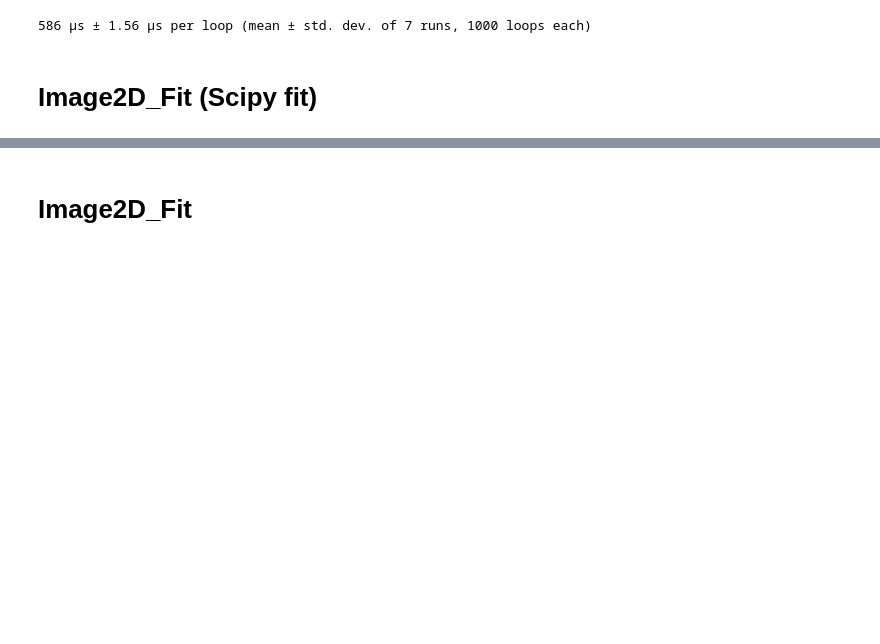
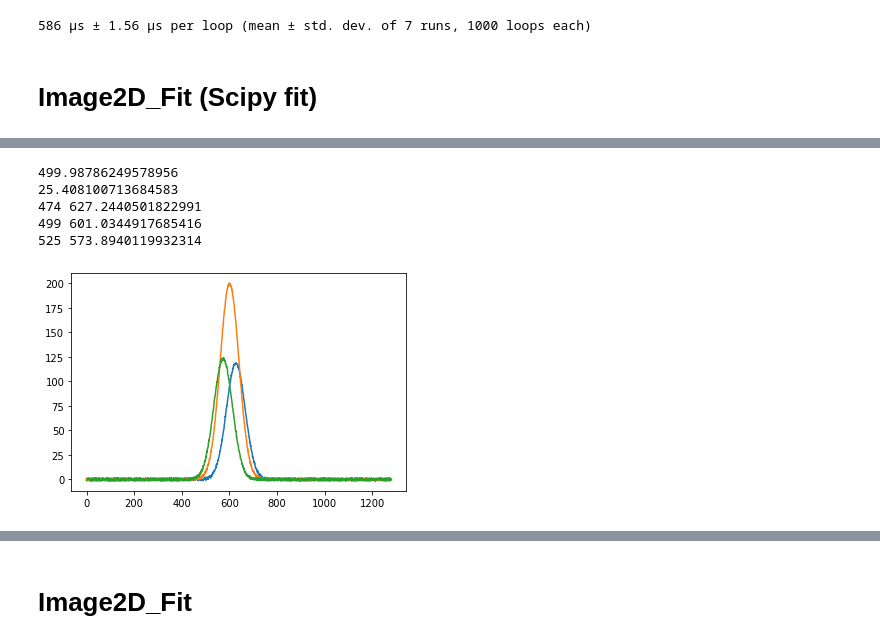
Before and after one commit to lnls-fac/mathphys, a Jupyter notebook: scripts/images.ipynb, the cells around one changed output, grey strips where cells are left out. Saved outputs shown, nothing was run; the diff lists cells and outputs as text; code cells hidden in the pictures; blank space fills up the shorter version.

```diff
--- a/scripts/images.ipynb
+++ b/scripts/images.ipynb
@@ -547,0 +684,9 @@ img.plot_projections()
+# %%
+calc_angle_fit(img, True)
+# %% [output]
+499.98786249578956
+25.408100713684583
+474 627.2440501822991
+499 601.0344917685416
+525 573.8940119932314
+[figure, added]
```
Also changed, not shown: parts of 16 cells of this notebook, 1 other file.
